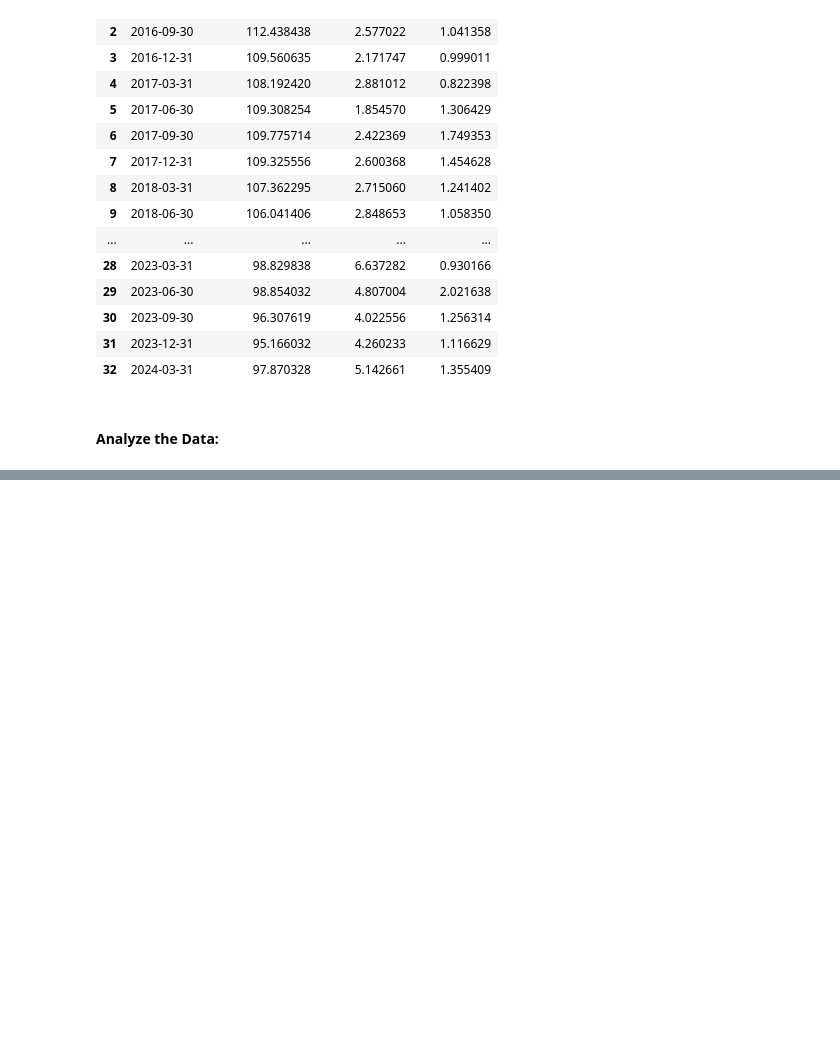
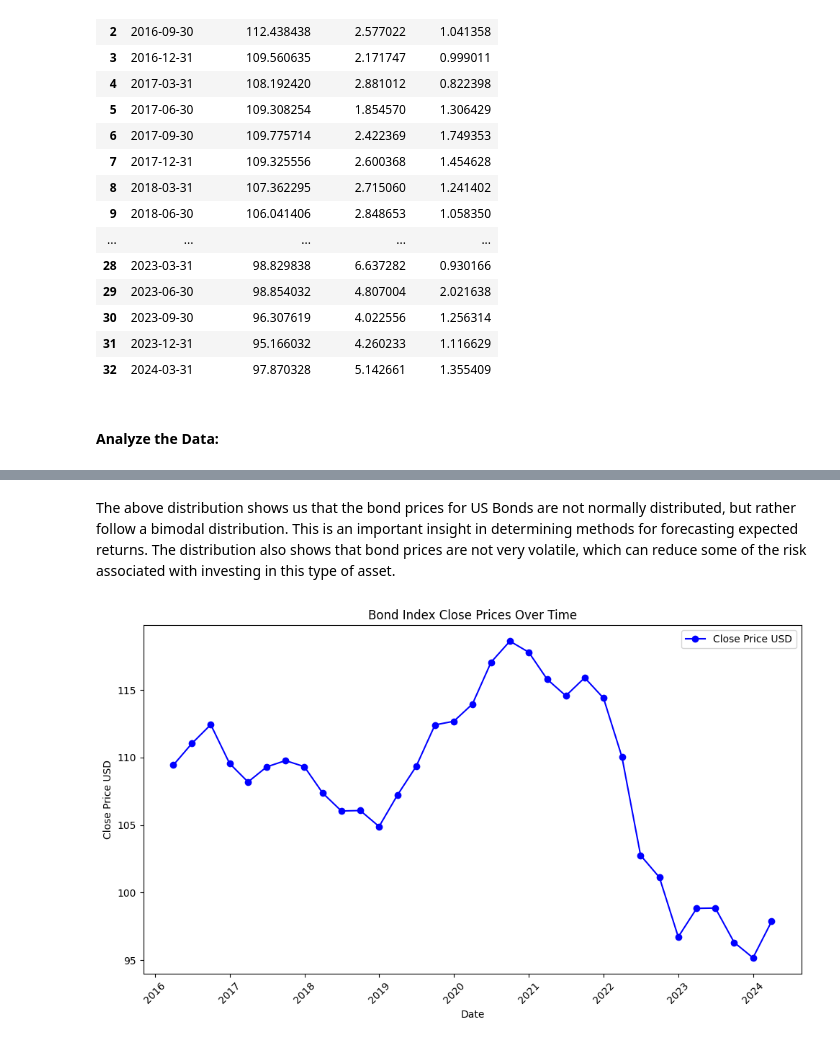
Before and after one commit to dylanvz95/WQU-FD-GWP, a Jupyter notebook: GWP1/DVZ_Step4_and_5.ipynb, the cells around one changed output, grey strips where cells are left out. Drawn from its saved outputs; the diff is of its cells as text; code cells hidden in the pictures; blank space fills up the shorter version.

```diff
--- a/GWP1/DVZ_Step4_and_5.ipynb
+++ b/GWP1/DVZ_Step4_and_5.ipynb
@@ -464,0 +481,22 @@ combined_df.describe()
+# %% [markdown]
+The above distribution shows us that the bond prices for US Bonds are not normally distributed, but rather follow a bimodal distribution. This is an important insight in determining methods for forecasting expected returns. The distribution also shows that bond prices are not very volatile, which can reduce some of the risk associated with investing in this type of asset.
+# %%
+# Analyze the US Bond Prices over time:
+
+# Create the time series plot
+plt.figure(figsize=(10, 6))
+plt.plot(combined_df.Date, combined_df['bond_index_close'], marker='o', color='blue', label='Close Price USD')
+
+# Add titles and labels
+plt.title('Bond Index Close Prices Over Time')
+plt.xlabel('Date')
+plt.ylabel('Close Price USD')
+plt.xticks(rotation=45)  # Rotate x-axis labels for better readability
+plt.grid(visible=False)
+plt.legend()
+
+# Show the plot
+plt.tight_layout()  # Adjust layout to prevent clipping of labels
+plt.show()
+# %% [output]
+[figure, added]
```
Also changed, not shown: parts of 18 cells of this notebook.
